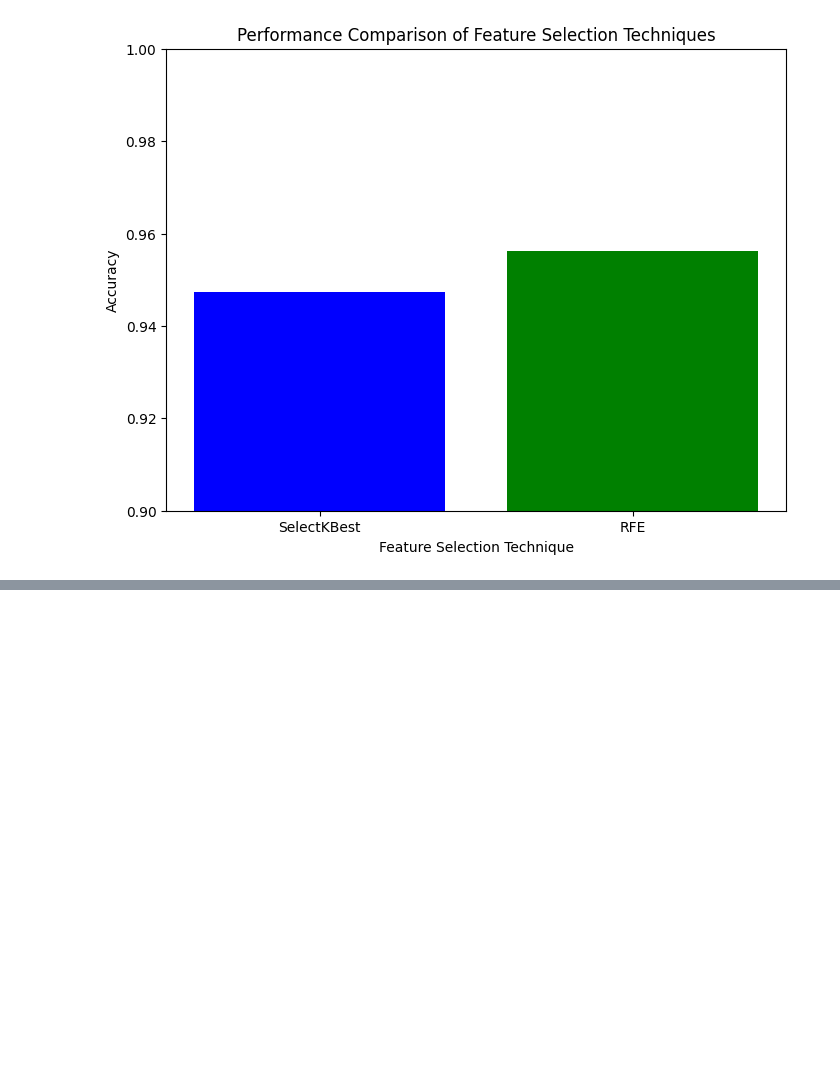
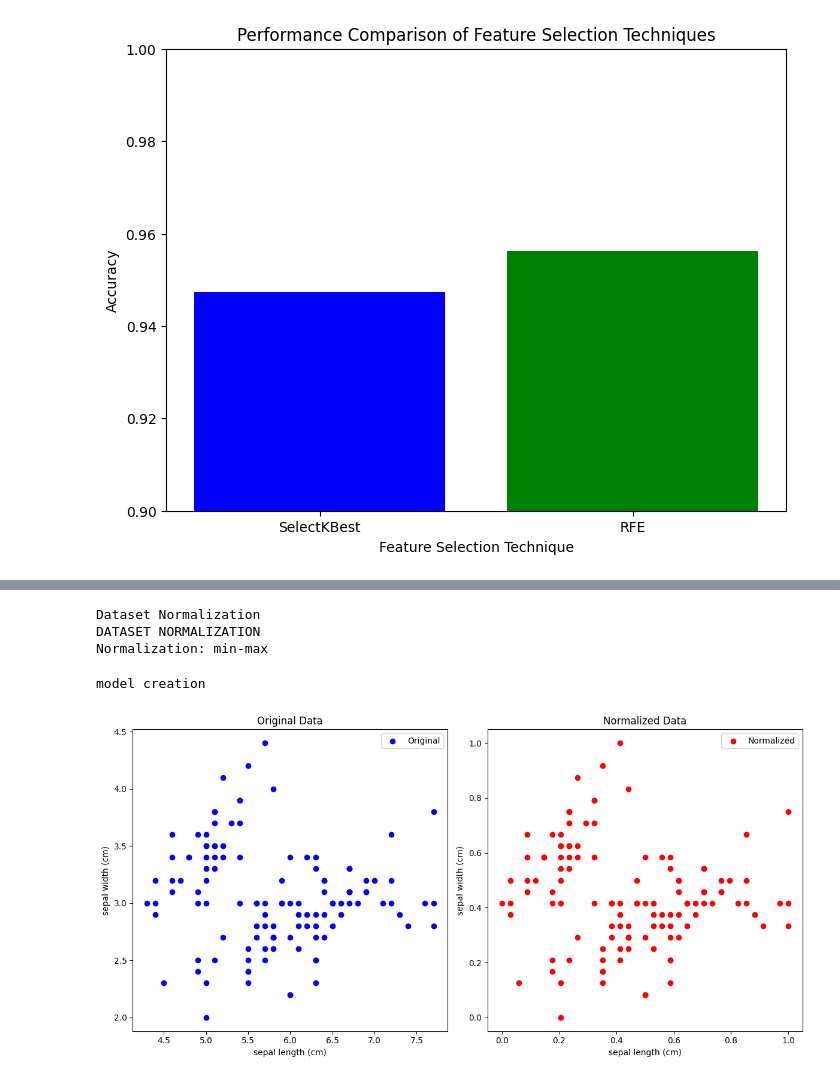
Before and after one commit to Habtamuyihun561/MAIA, a Jupyter notebook: Copy_of_ml_lab_1.ipynb, the cells around one changed output, grey strips where cells are left out. Drawn from its saved outputs; the diff is of its cells as text; code cells hidden in the pictures; blank space fills up the shorter version.

```diff
--- a/Copy_of_ml_lab_1.ipynb
+++ b/Copy_of_ml_lab_1.ipynb
@@ -392,0 +641,79 @@ plt.show()
+# %%
+# Dataset Normaalization
+print("Dataset Normalization")
+import sys
+
+from sklearn.preprocessing import MinMaxScaler, StandardScaler
+
+print("DATASET NORMALIZATION")
+print("Normalization: {}".format(norm))
+
+# min-max normalization
+if norm == 'min-max':
+  # define scaler
+  scaler = MinMaxScaler()
+
+# std normalization
+elif norm == 'std':
+  # define scaler
+  scaler = StandardScaler()
+
+elif norm == 'none':
+  data_train_scaled = data_train
+  data_test_scaled = data_test
+
+else:
+  sys.exit("ERROR: wrong normalization [min-max, std]")
+
+# apply normalization
+if norm == 'min-max' or norm =='std':
+  data_train_scaled = scaler.fit_transform(data_train)
+  data_test_scaled = scaler.transform(data_test)
+# %% [output]
+Dataset Normalization
+DATASET NORMALIZATION
+Normalization: min-max
+# %%
+# 4. Model Defineation or creation
+print("model creation")
+from sklearn.svm import SVC
+
+ # define svm model
+if kernel_type=="linear":
+  model =  SVC(kernel=kernel_type, random_state=42)
+elif kernel_type=="poly":
+  modle=SVC(kernel=kernel_type,C=c, degree= degree, gamma=gamma, random_state=42)
+elif kernel_type=='rbf':
+  model=SVC(kernel=kerne)
+# %% [output]
+model creation
+# %%
+import matplotlib.pyplot as plt
+
+# idx feature
+feature_idx_1 = 0  #
+feature_idx_2 = 1  #
+
+# define figure
+plt.figure(figsize=(12, 6))
+
+# original data plot
+plt.subplot(1, 2, 1)
+plt.scatter(data_train[:, feature_idx_1], data_train[:, feature_idx_2], color='blue', label='Original')
+plt.title('Original Data')
+plt.xlabel(f'{dataset.feature_names[idx_feature_1]}')
+plt.ylabel(f'{dataset.feature_names[idx_feature_2]}')
+plt.legend()
+
+# normalized data
+plt.subplot(1, 2, 2)
+plt.scatter(data_train_scaled[:, feature_idx_1], data_train_scaled[:, feature_idx_2], color='red', label='Normalized')
+plt.title('Normalized Data')
+plt.xlabel(f'{dataset.feature_names[idx_feature_1]}')
+plt.ylabel(f'{dataset.feature_names[idx_feature_2]}')
+plt.legend()
+
+plt.tight_layout()
+plt.show()
+# %% [output]
+[figure, added]
```
Also changed, not shown: parts of 28 cells of this notebook.
